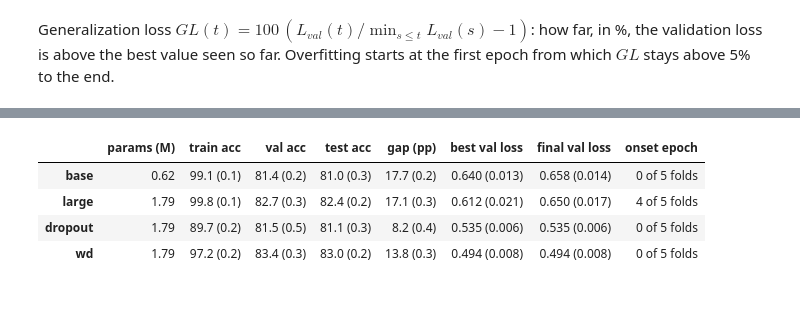
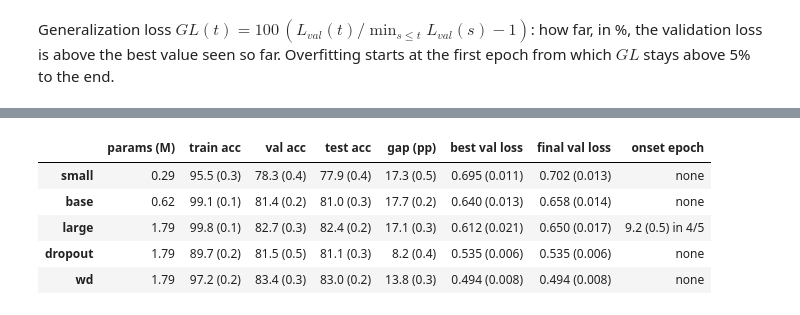
Before and after one commit to AxelFridman/HW3_ML_NN, a Jupyter notebook: 2_overfitting.ipynb, the cells around one changed output, grey strips where cells are left out. Drawn from its saved outputs; the diff is of its cells as text; code cells hidden in the pictures.

```diff
--- a/2_overfitting.ipynb
+++ b/2_overfitting.ipynb
@@ -7,9 +8,9 @@ from hw3 import *
 
 B = json.load(open(BEST))['cnn']
 large = dict(model=partial(CNN, 48, 512), lr=B['lr'])
-S = {'base': dict(model=partial(CNN, B['arch']), lr=B['lr']), 'large': large,
-     'dropout': large | dict(model=partial(CNN, 48, 512, .5)), 'wd': large | dict(wd=.5)}
-key = {'base': B['key'], 'large': 'large', 'dropout': 'large_dropout', 'wd': 'large_wd'}
+S = {'small': dict(model=partial(CNN, 16), lr=B['lr']), 'base': dict(model=partial(CNN, B['arch']), lr=B['lr']),
+     'large': large, 'dropout': large | dict(model=partial(CNN, 48, 512, .5)), 'wd': large | dict(wd=.5)}
+key = {'small': f"cnn_16-32-64_{B['lr']:g}", 'base': B['key'], 'large': 'large', 'dropout': 'large_dropout', 'wd': 'large_wd'}
 R = cv({key[k]: S[k] for k in S})
 R = {k: R[key[k]] for k in S}
 diagram('arch_large', [cnn_layers(B['arch']), cnn_layers(48, 512)])
@@ -40,12 +41,14 @@ pd.DataFrame(ons, index=[f'fold {f + 1}' for f in range(FOLDS)])
 # %%
-fig, axes = plt.subplots(1, 3, figsize=(7.2, 2.4))
+fig, axes = plt.subplots(1, 3, figsize=(7.2, 2.4), sharex=True)
 G = {'base CNN': ('base', COL['cnn']), 'large CNN': ('large', COL['large'])}
 curves({k: (R[n], c) for k, (n, c) in G.items()}, axes[:2])
-for k, (n, c) in G.items():
-    band(axes[2], [dict(gl=gl(r)) for r in R[n]], 'gl', c, k)
-    if np.isfinite(ons[n]).all():
+for n, c in G.values():
+    g, o = np.stack([gl(r) for r in R[n]]), ons[n]
+    axes[2].plot(range(1, g.shape[1] + 1), g.T, color=c, lw=.8, alpha=.6)
+    axes[2].plot(o, [g[f, int(e) - 1] if e > 0 else np.nan for f, e in enumerate(o)], 'o', ms=4, color=c)
+    if np.isfinite(o).any():
         for ax in axes:
-            ax.axvline(ons[n].mean(), color=c, ls=':', lw=1)
+            ax.axvline(np.nanmean(o), color=c, ls=':', lw=1)
 axes[2].axhline(ALPHA, color=INK, ls='--', lw=.8)
 axes[2].set(xlabel='epoch', ylabel='generalization loss GL (%)')
 save(fig, 'overfit')
@@ -56,11 +59,12 @@ G = {'large CNN': ('large', COL['large']), '+ dropout 0.5': ('dropout', COL['dro
      '+ weight decay 0.5': ('wd', COL['wd'])}
 fig, axes = plt.subplots(2, 2, figsize=(7.2, 4.2))
 curves({k: (R[n], c) for k, (n, c) in G.items()}, axes[0])
-for k, (n, c) in G.items():
-    band(axes[1, 0], R[n], 'wnorm', c, k)
-    w = load(key[n], S[n]['model'])[5].weight.detach().flatten().numpy()
-    axes[1, 1].hist(w, 120, histtype='step', color=c, density=True)
-axes[1, 0].set(xlabel='epoch', ylabel='norm of all weights')
+W = {n: load(key[n], S[n]['model'])[5].weight.detach().flatten().numpy() for n, _ in G.values()}
+bins = np.histogram_bin_edges(np.concatenate(list(W.values())), 120)
+for n, c in G.values():
+    band(axes[1, 0], R[n], 'wnorm', c)
+    axes[1, 1].hist(W[n], bins, histtype='step', color=c, density=True)
+axes[1, 0].set(xlabel='epoch', ylabel='norm of conv and FC weights')
 axes[1, 1].set(xlabel='FC-1 weights (3072×512, fold 1)', ylabel='density', yscale='log')
 save(fig, 'regularize')
 # %% [output]
@@ -68,18 +72,19 @@ save(fig, 'regularize')
 # %%
-on = lambda k: ms(ons[k], 1) if np.isfinite(ons[k]).all() else f'{np.isfinite(ons[k]).sum()} of {FOLDS} folds'
+on = lambda k: 'none' if np.isnan(ons[k]).all() else f'{ms(ons[k][np.isfinite(ons[k])], 1)} in {np.isfinite(ons[k]).sum()}/{FOLDS}'
 T = pd.DataFrame({k: {'params (M)': f"{R[k][0]['params'] / 1e6:.2f}", 'train acc': ms(last(R[k], 'train_acc')),
                       'val acc': ms(last(R[k], 'val_acc')), 'test acc': ms(last(R[k], 'test_acc')),
                       'gap (pp)': ms(last(R[k], 'train_acc') - last(R[k], 'val_acc')),
                       'best val loss': ms([r['val_loss'].min().item() for r in R[k]], 1, 3),
                       'final val loss': ms(last(R[k], 'val_loss'), 1, 3), 'onset epoch': on(k)} for k in R}).T
-rows('t2_table', T.set_axis(['Base CNN', 'Large CNN', '+ dropout', '+ weight decay']))
+rows('t2_table', T.set_axis(['Small CNN', 'Base CNN', 'Large CNN', '+ dropout', '+ weight decay']))
 tex('t2', glAlpha=ALPHA, largeDiff=pdiff(R['large'], R['base']), dropoutDiff=pdiff(R['dropout'], R['large']),
     wdDiff=pdiff(R['wd'], R['large']), **{k + n: T[c][k] for k in R for n, c in (
         ('Onset', 'onset epoch'), ('Gap', 'gap (pp)'), ('Test', 'test acc'), ('Loss', 'final val loss'))})
 T
 # %% [output]
 |  | params (M) | train acc | val acc | test acc | gap (pp) | best val loss | final val loss | onset epoch |
-| base | 0.62 | 99.1 (0.1) | 81.4 (0.2) | 81.0 (0.3) | 17.7 (0.2) | 0.640 (0.013) | 0.658 (0.014) | 0 of 5 folds |
-| large | 1.79 | 99.8 (0.1) | 82.7 (0.3) | 82.4 (0.2) | 17.1 (0.3) | 0.612 (0.021) | 0.650 (0.017) | 4 of 5 folds |
-| dropout | 1.79 | 89.7 (0.2) | 81.5 (0.5) | 81.1 (0.3) | 8.2 (0.4) | 0.535 (0.006) | 0.535 (0.006) | 0 of 5 folds |
-| wd | 1.79 | 97.2 (0.2) | 83.4 (0.3) | 83.0 (0.2) | 13.8 (0.3) | 0.494 (0.008) | 0.494 (0.008) | 0 of 5 folds |
+| small | 0.29 | 95.5 (0.3) | 78.3 (0.4) | 77.9 (0.4) | 17.3 (0.5) | 0.695 (0.011) | 0.702 (0.013) | none |
+| base | 0.62 | 99.1 (0.1) | 81.4 (0.2) | 81.0 (0.3) | 17.7 (0.2) | 0.640 (0.013) | 0.658 (0.014) | none |
+| large | 1.79 | 99.8 (0.1) | 82.7 (0.3) | 82.4 (0.2) | 17.1 (0.3) | 0.612 (0.021) | 0.650 (0.017) | 9.2 (0.5) in 4/5 |
+| dropout | 1.79 | 89.7 (0.2) | 81.5 (0.5) | 81.1 (0.3) | 8.2 (0.4) | 0.535 (0.006) | 0.535 (0.006) | none |
+| wd | 1.79 | 97.2 (0.2) | 83.4 (0.3) | 83.0 (0.2) | 13.8 (0.3) | 0.494 (0.008) | 0.494 (0.008) | none |
```
Also changed, not shown: parts of 5 cells of this notebook, 6 other files.
